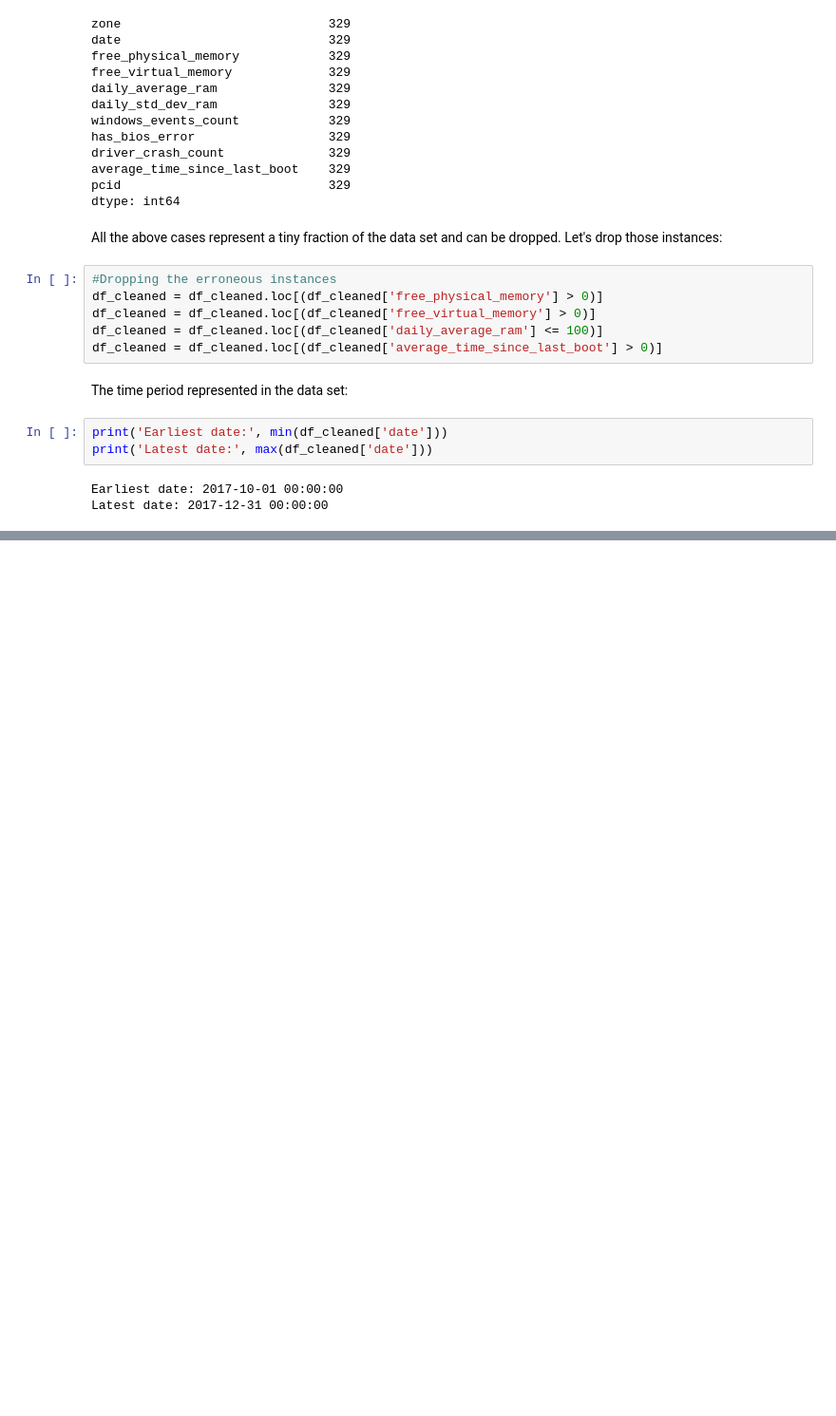
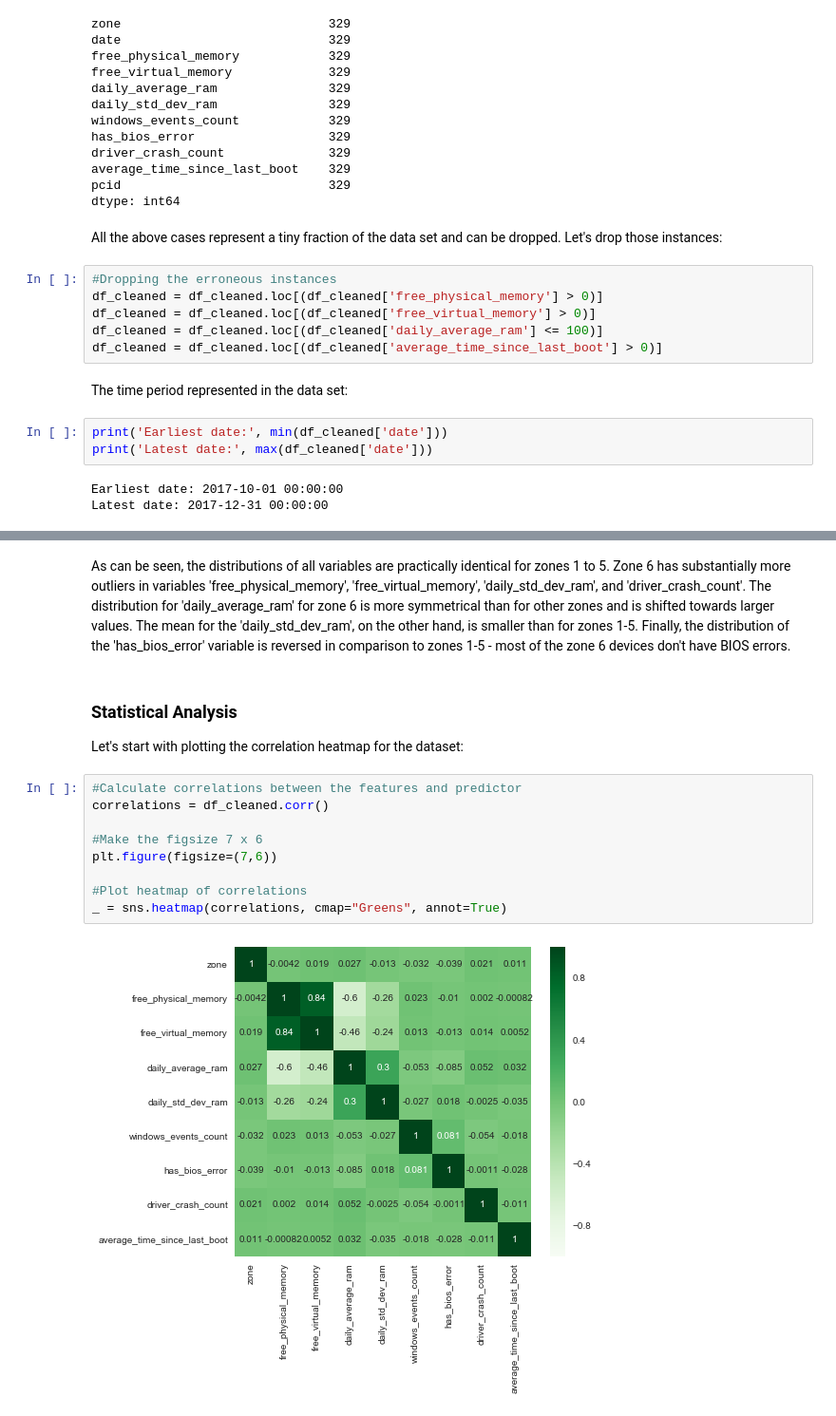
Before and after one commit to mamnunam/Springboard_Data_Science_track, a Jupyter notebook: Capstone_2/Capstone_project_2.ipynb, the cells around one changed output, grey strips where cells are left out. Shown: that part at 95% size. Saved outputs shown, nothing was run; the diff lists cells and outputs as text; blank space fills up the shorter version.

```diff
--- a/Capstone_2/Capstone_project_2.ipynb
+++ b/Capstone_2/Capstone_project_2.ipynb
@@ -296,0 +601,17 @@ The proportion of the devices with a BIOS error in zones 5 to 1 is almost 2 time
+# %% [markdown]
+As can be seen, the distributions of all variables are practically identical for zones 1 to 5. Zone 6 has substantially more outliers in variables 'free_physical_memory', 'free_virtual_memory', 'daily_std_dev_ram', and 'driver_crash_count'. The distribution for 'daily_average_ram' for zone 6 is more symmetrical than for other zones and is shifted towards larger values. The mean for the 'daily_std_dev_ram', on the other hand, is smaller than for zones 1-5. Finally, the distribution of the 'has_bios_error' variable is reversed in comparison to zones 1-5 - most of the zone 6 devices don't have BIOS errors.
+# %% [markdown]
+### Statistical Analysis
+
+Let's start with plotting the correlation heatmap for the dataset:
+# %%
+#Calculate correlations between the features and predictor
+correlations = df_cleaned.corr()
+
+#Make the figsize 7 x 6
+plt.figure(figsize=(7,6))
+
+#Plot heatmap of correlations
+_ = sns.heatmap(correlations, cmap="Greens", annot=True)
+# %% [output]
+[figure, added]
```
Also changed, not shown: parts of 23 cells of this notebook.
